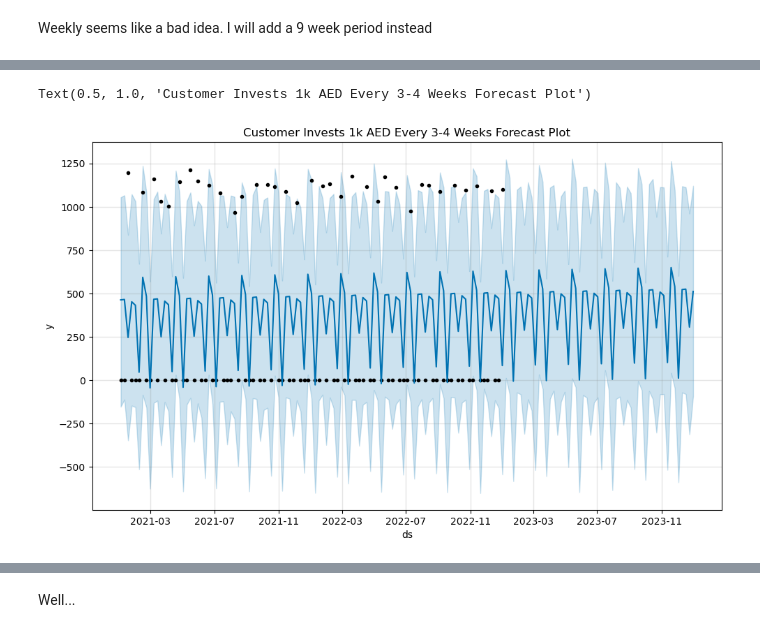
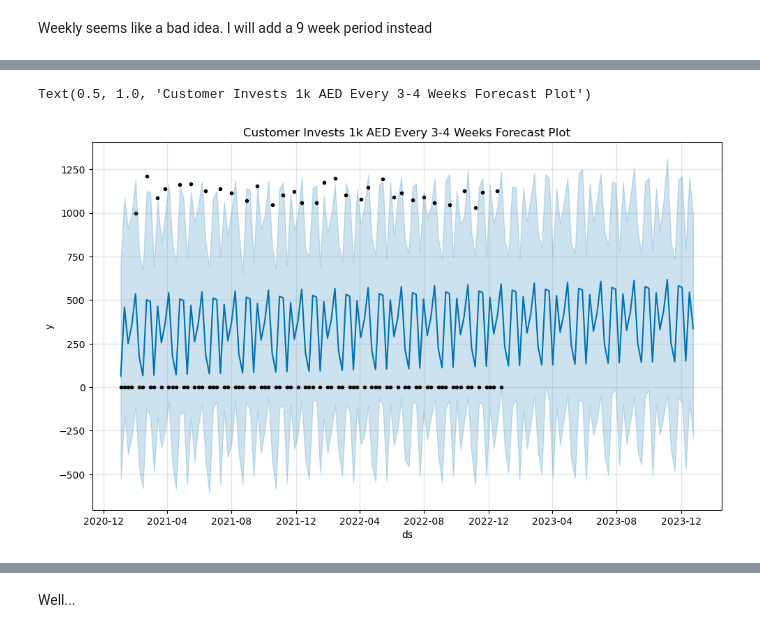
Before and after one commit to SaoodHMH/Prophet-kedro-pipeline-demo, a Jupyter notebook: Scenarios.ipynb, the cells around one changed output, grey strips where cells are left out. Drawn from its saved outputs; the diff is of its cells as text; code cells hidden in the pictures.

```diff
--- a/Scenarios.ipynb
+++ b/Scenarios.ipynb
@@ -142,8 +295,8 @@ fig2 = m.plot_components(forecast)
 # %% [markdown]
 Results are abysmal. We will try now changing df into 01-mm-yyyy
 # %%
-start_date = '2021-01-01'
-end_date = '2022-12-31'
+start_date = '2020-01-01'
+end_date = '2023-12-31'
 
 date_range = pd.date_range(start=start_date, end=end_date, freq='D')
 df = pd.DataFrame({'ds': date_range, 'y': 0})
@@ -216,7 +528,7 @@ Periods are random; causing chaos.
 # Small amounts every few weeks
 # %%
 start_date = '2021-01-01'
-end_date = '2022-12-31'
+end_date = '2023-12-31'
 
 date_range = pd.date_range(start=start_date, end=end_date, freq='D')
 df = pd.DataFrame({'ds': date_range, 'y': 0})
@@ -362,0 +636,15 @@ print(weekly_sum)
+# %%
+# Convert the 'ds' column to datetime format
+df['ds'] = pd.to_datetime(df['ds'])
+
+# Set the index of the dataframe to the 'ds' column
+df = df.set_index('ds')
+
+# Resample the dataframe to weekly frequency and sum the 'y' column
+df = df.resample('W')['y'].sum()
+
+# Reset the index of the resulting weekly sum DataFrame
+df = df.reset_index()
+
+# Print the resulting weekly sum DataFrame
+print(df)
@@ -362,0 +668,15 @@ print(weekly_sum)
+# %%
+train_end = '2022-12-31'
+test_start = '2023-01-01'
+
+# Convert the date columns to datetime format
+df['ds'] = pd.to_datetime(df['ds'])
+
+# Split the dataframe into train and test sets
+train_df = df.loc[(df['ds'] <= train_end)]
+test_df = df.loc[df['ds'] >= test_start]
+
+# Reset the indices of the new dataframes
+train_df.reset_index(drop=True, inplace=True)
+test_df.reset_index(drop=True, inplace=True)
+test_df.head()
@@ -363,7 +690,7 @@ print(weekly_sum)
 # %%
 m = Prophet(weekly_seasonality=False)
 m.add_seasonality(name='9_weeks', period=7*9, fourier_order=10)
-m.fit(weekly_sum)
+m.fit(train_df)
 future = m.make_future_dataframe(periods=52, freq = 'W')
 forecast = m.predict(future)
 fig1 = m.plot(forecast)
@@ -374,5 +701,5 @@ plt.title("Customer Invests 1k AED Every 3-4 Weeks Forecast Plot")
 Text(0.5, 1.0, 'Customer Invests 1k AED Every 3-4 Weeks Forecast Plot')
-[figure, old version]
+[figure, new version]
 # %%
 fig2 = m.plot_components(forecast)
 plt.subplots_adjust(hspace=0.5)
```
Also changed, not shown: parts of 78 cells of this notebook, 1 other file.
